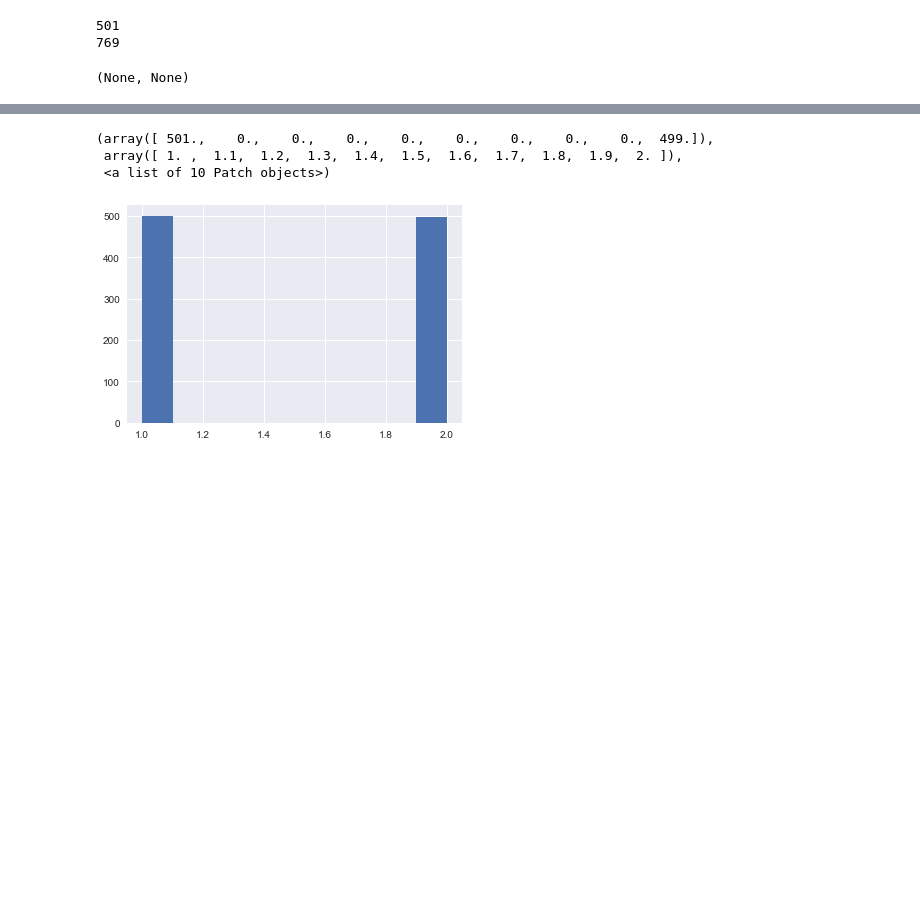
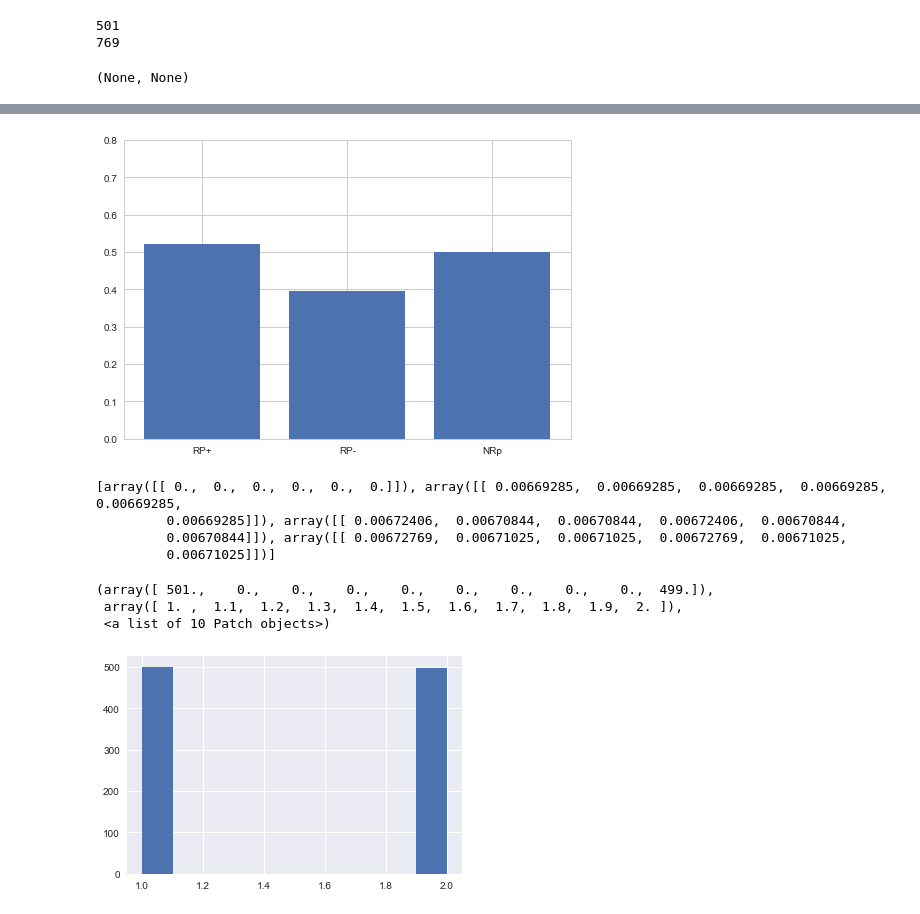
Before and after one commit to mvdoc/graphsemnet, a Jupyter notebook: notebooks/equations_algorithm.ipynb, the cells around one changed output, grey strips where cells are left out. Drawn from its saved outputs; the diff is of its cells as text; code cells hidden in the pictures; blank space fills up the shorter version.

```diff
--- a/notebooks/equations_algorithm.ipynb
+++ b/notebooks/equations_algorithm.ipynb
@@ -291,3 +301,16 @@ print(ACT)
+# %%
+fig, ax = plt.subplots(1, 1)
+ax.bar([0, 1, 2], [rpplus, rpminus, nrp], tick_label=['RP+', 'RP-', 'NRp'])
+ax.set_ylim([0, .8]);
+# %% [output]
+[figure, added]
+# %%
+,print(ACT)
+# %% [output]
+[array([[ 0.,  0.,  0.,  0.,  0.,  0.]]), array([[ 0.00669285,  0.00669285,  0.00669285,  0.00669285,  0.00669285,
+         0.00669285]]), array([[ 0.00672406,  0.00670844,  0.00670844,  0.00672406,  0.00670844,
+         0.00670844]]), array([[ 0.00672769,  0.00671025,  0.00671025,  0.00672769,  0.00671025,
+         0.00671025]])]
 # %%
 plt.hist(winner)
 # %% [output]
```
Also changed, not shown: parts of 12 cells of this notebook.
